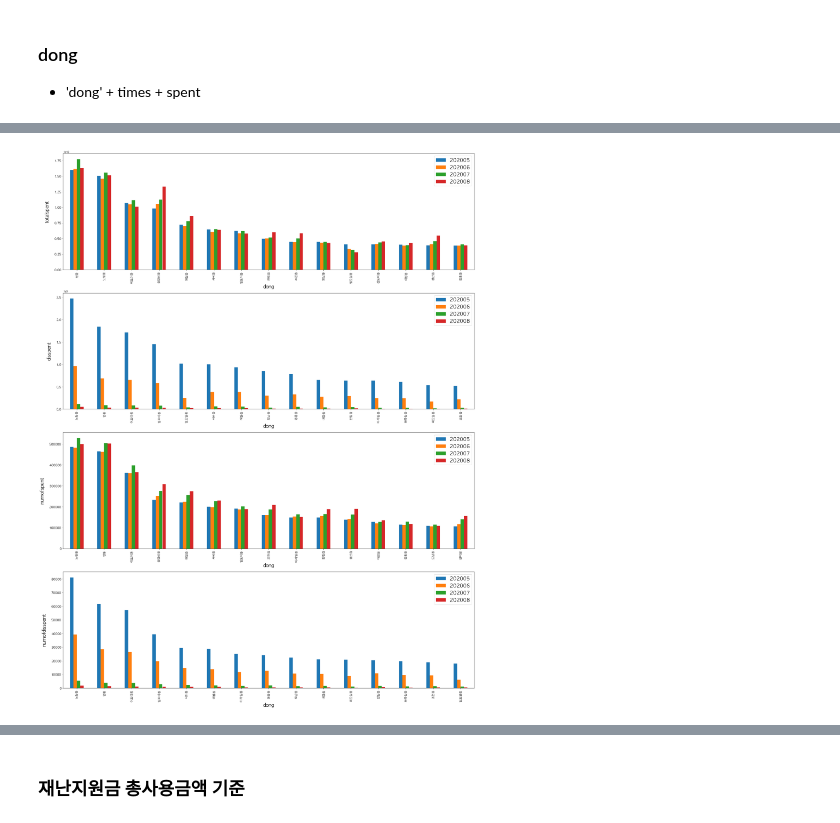
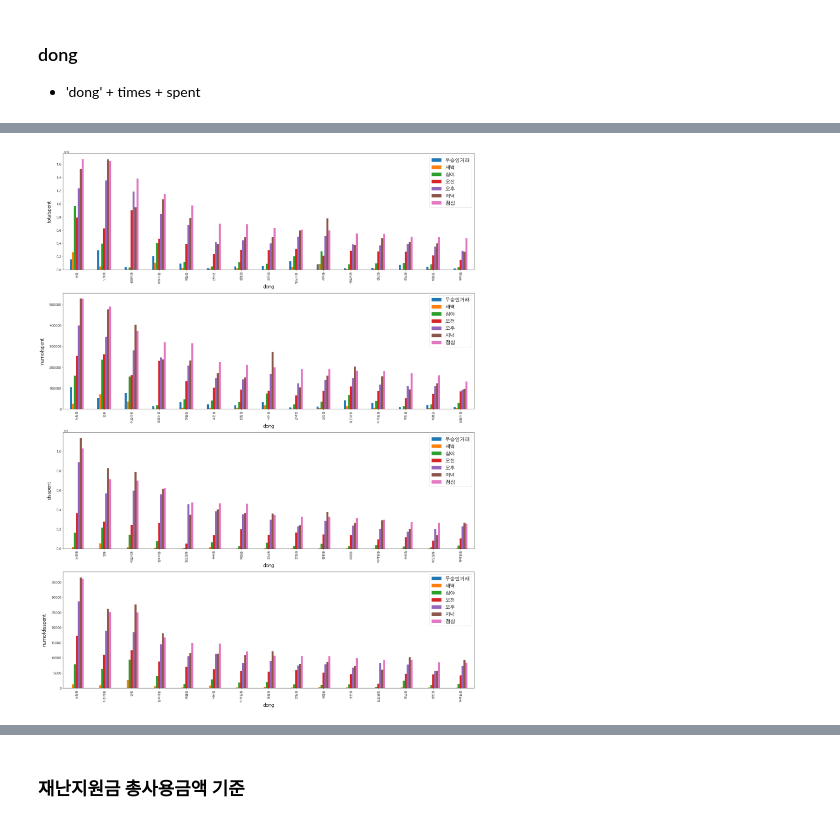
Before and after one commit to harryjeong27/dacon_jeju, a Jupyter notebook: baseline.ipynb, the cells around one changed output, grey strips where cells are left out. Saved outputs shown, nothing was run; the diff lists cells and outputs as text; code cells hidden in the pictures.

```diff
--- a/baseline.ipynb
+++ b/baseline.ipynb
@@ -1039,7 +1039,7 @@ def vis2(x, y, z, w, agg) :
     figure, (ax1,ax2, ax3, ax4) = plt.subplots(nrows=4, ncols=1)
     figure.set_size_inches(30, 40)
 
-    for i, j in zip(y, [ax1, ax2, ax3, ax4]) :
+    for i, j in zip(y, [ax1, ax3, ax2, ax4]) :
         df1 = jeju_all.pivot_table(values = i, index = x, columns = z, aggfunc = 'sum')
 
         df1.sort_values(by = w, ascending = False)[:15].plot(kind = 'bar', fontsize = 12, ax = j)
@@ -1047,5 +1047,5 @@ def vis2(x, y, z, w, agg) :
         j.set_ylabel(i, labelpad = 20, size = 20)
         j.legend(fontsize = 20)
 
-vis2('type', spent, 'ym', '점심', 'sum')
+vis2('type', spent, 'ym', 202005, 'sum')
 # %% [output]
@@ -1054,7 +1053,7 @@ KeyError: '점심'
 # %%
 # 'type' & 'time_cut' + spent
 def vis2(x, y, z, w, agg) :
-    figure, (ax1,ax2, ax3, ax4) = plt.subplots(nrows=4, ncols=1)
+    figure, (ax1, ax3, ax2, ax4) = plt.subplots(nrows=4, ncols=1)
     figure.set_size_inches(30, 40)
 
     for i, j in zip(y, [ax1, ax2, ax3, ax4]) :
@@ -1065,5 +1064,5 @@ def vis2(x, y, z, w, agg) :
         j.set_ylabel(i, labelpad = 20, size = 20)
         j.legend(fontsize = 20)
 
-vis2('dong', spent, 'time_cut', '점심', 'sum')
+vis2('type', spent, 'time_cut', '점심', 'sum')
 # %% [output]
@@ -1071,15 +1069,0 @@ vis2('dong', spent, 'time_cut', '점심', 'sum')
-# %%
-# 'dong' & 'ym' + spent
-def vis2(x, y, z, w, agg) :
-    figure, (ax1,ax2, ax3, ax4) = plt.subplots(nrows=4, ncols=1)
-    figure.set_size_inches(30, 40)
-
-    for i, j in zip(y, [ax1, ax2, ax3, ax4]) :
-        df1 = jeju_all.pivot_table(values = i, index = x, columns = z, aggfunc = 'sum')
-
-        df1.sort_values(by = w, ascending = False)[:15].plot(kind = 'bar', fontsize = 12, ax = j)
-        j.set_xlabel(x, size = 20)
-        j.set_ylabel(i, labelpad = 20, size = 20)
-        j.legend(fontsize = 20)
-
-vis2('type', spent, 'ym', 202005, 'sum')
@@ -1088,3 +1070,18 @@ vis2('type', spent, 'ym', 202005, 'sum')
 # %% [markdown]
 ### dong
 - 'dong' + times + spent
+# %%
+# 'dong' & 'ym' + spent
+def vis2(x, y, z, w, agg) :
+    figure, (ax1,ax2, ax3, ax4) = plt.subplots(nrows=4, ncols=1)
+    figure.set_size_inches(30, 40)
+
+    for i, j in zip(y, [ax1, ax3, ax2, ax4]) :
+        df1 = jeju_all.pivot_table(values = i, index = x, columns = z, aggfunc = 'sum')
+
+        df1.sort_values(by = w, ascending = False)[:15].plot(kind = 'bar', fontsize = 12, ax = j)
+        j.set_xlabel(x, size = 20)
+        j.set_ylabel(i, labelpad = 20, size = 20)
+        j.legend(fontsize = 20)
+
+vis2('dong', spent, 'ym', 202005, 'sum')
@@ -1091,20 +1090,20 @@ vis2('type', spent, 'ym', 202005, 'sum')
 # %%
 # 'dong' & 'time_cut' + spent
 def vis2(x, y, z, w, agg) :
     figure, (ax1,ax2, ax3, ax4) = plt.subplots(nrows=4, ncols=1)
     figure.set_size_inches(30, 40)
 
-    for i, j in zip(y, [ax1, ax2, ax3, ax4]) :
+    for i, j in zip(y, [ax1, ax3, ax2, ax4]) :
         df1 = jeju_all.pivot_table(values = i, index = x, columns = z, aggfunc = 'sum')
 
         df1.sort_values(by = w, ascending = False)[:15].plot(kind = 'bar', fontsize = 12, ax = j)
         j.set_xlabel(x, size = 20)
         j.set_ylabel(i, labelpad = 20, size = 20)
         j.legend(fontsize = 20)
 
 vis2('dong', spent, 'time_cut', '점심', 'sum')
 # %% [output]
-[figure, old version]
+[figure, new version]
 # %%
 ############# 지역별 업종 규모 분포 ##############
 
```
Also changed, not shown: parts of 4 cells of this notebook, 1 other file.
